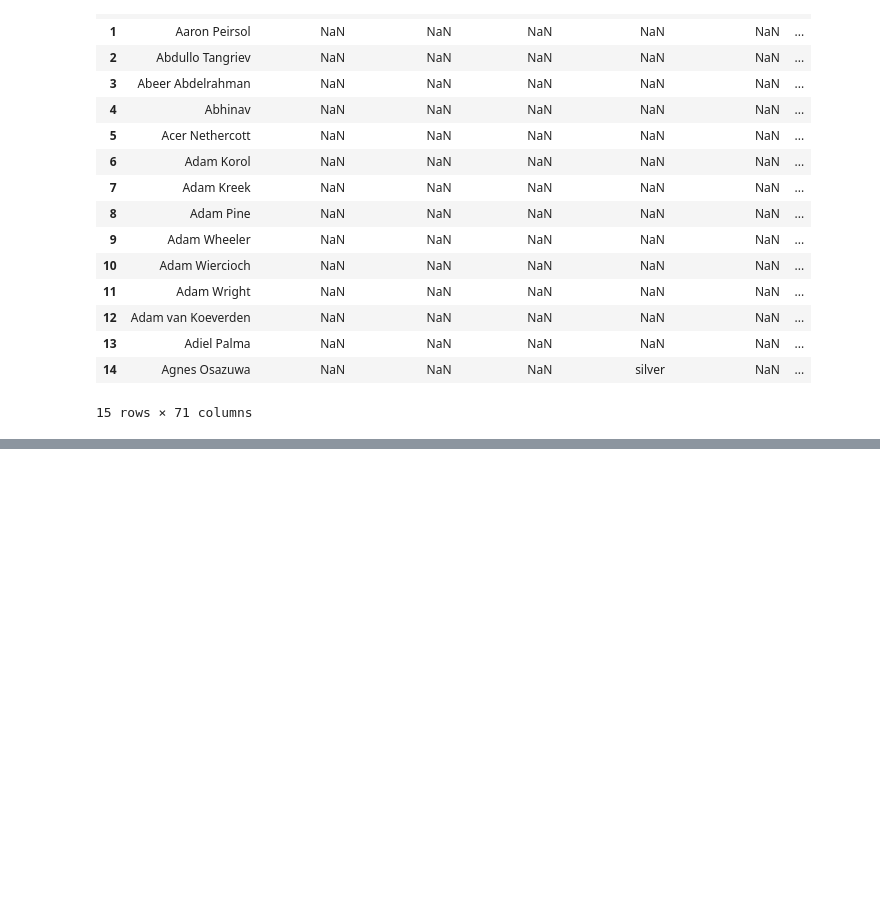
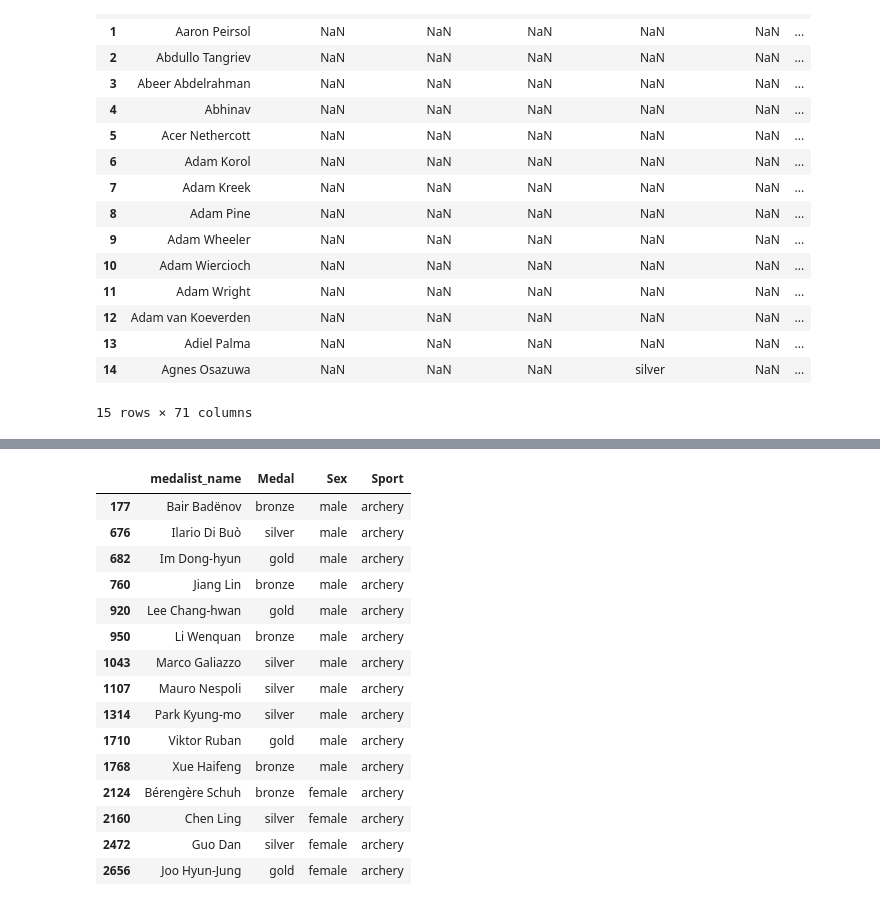
Before and after one commit to wsteadman/Steadman-Data-Science-Portfolio, a Jupyter notebook: Tidy Data Project/Olympians.ipynb, the cells around one changed output, grey strips where cells are left out. Saved outputs shown, nothing was run; the diff lists cells and outputs as text; code cells hidden in the pictures; blank space fills up the shorter version.

```diff
--- a/Tidy Data Project/Olympians.ipynb
+++ b/Tidy Data Project/Olympians.ipynb
@@ -89,0 +28,37 @@ plt.show()
+# %%
+# Reshape the DataFrame from wide to long format using melt
+# - id_vars: 'medalist_name' as identifier column
+# - var_name: column that will contain original column names as 'sport'
+# - value_name: column that will contain values as 'Medal'
+df_melted = df.melt(id_vars=['medalist_name'],
+                    var_name='sport',
+                    value_name='Medal')
+
+# Remove rows with no Medal value
+df_melted = df_melted.dropna()
+
+# Split 'sport' column into 'Sex' and 'Sport' columns
+df_melted[['Sex', 'Sport']] = df_melted['sport'].str.split(pat = "_", expand = True)
+
+# drop old combined 'sport' column
+df_melted = df_melted.drop(columns=['sport'])
+
+# Display the first 15 rows of the DataFrame
+df_melted.head(15)
+# %% [output]
+|  | medalist_name | Medal | Sex | Sport |
+| 177 | Bair Badënov | bronze | male | archery |
+| 676 | Ilario Di Buò | silver | male | archery |
+| 682 | Im Dong-hyun | gold | male | archery |
+| 760 | Jiang Lin | bronze | male | archery |
+| 920 | Lee Chang-hwan | gold | male | archery |
+| 950 | Li Wenquan | bronze | male | archery |
+| 1043 | Marco Galiazzo | silver | male | archery |
+| 1107 | Mauro Nespoli | silver | male | archery |
+| 1314 | Park Kyung-mo | silver | male | archery |
+| 1710 | Viktor Ruban | gold | male | archery |
+| 1768 | Xue Haifeng | bronze | male | archery |
+| 2124 | Bérengère Schuh | bronze | female | archery |
+| 2160 | Chen Ling | silver | female | archery |
+| 2472 | Guo Dan | silver | female | archery |
+| 2656 | Joo Hyun-Jung | gold | female | archery |
```
Also changed, not shown: parts of 5 cells of this notebook.
